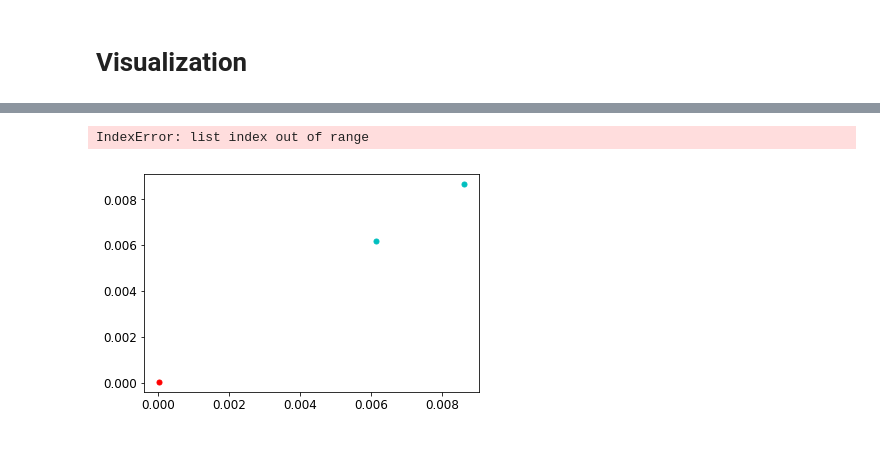
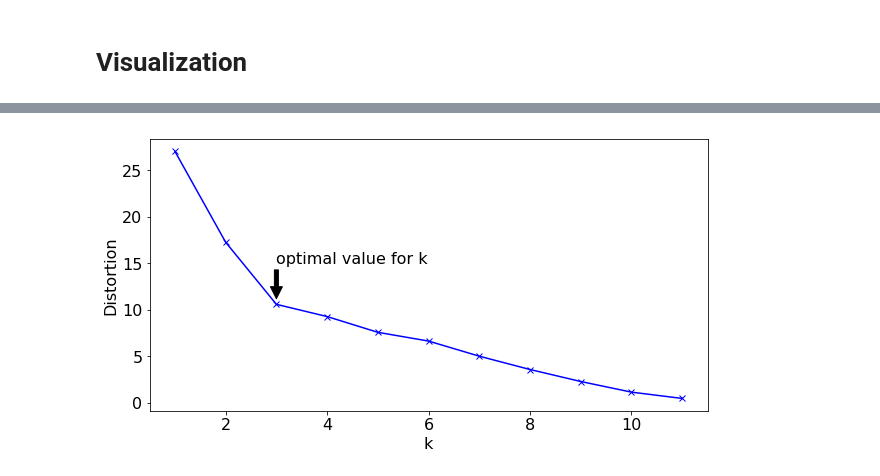
Before and after one commit to owen198/kslab, a Jupyter notebook: ds_comparision/datasets.ipynb, the cells around one changed output, grey strips where cells are left out. Drawn from its saved outputs; the diff is of its cells as text; code cells hidden in the pictures; blank space fills up the shorter version.

```diff
--- a/ds_comparision/datasets.ipynb
+++ b/ds_comparision/datasets.ipynb
@@ -335,6 +370,11 @@ score_df = score_df.astype(float)
 au_106se = score_df.astype(int)
 # %% [markdown]
 # Visualization
+# %%
+course_list = ['ncux_fc', 'ncux_chka', 'ncux_chkb', 'ncux_pre', 'ncux_cl',
+               'cycu_1031sp', 'cycu_1041sp', 'cycu_1051sp',
+               'cycu_1042os', 'cycu_1052os',
+               'ku_br01', 'ku_br02']
 # %%
 def mean_confidence_interval(data, confidence=0.95):
     a = 1.0 * np.array(data)
@@ -385,15 +385,17 @@ pdf_g_au106se = stats.norm.pdf(lnspc, m, s)
+# %%
+xmin, xmax = 0, 100
+lnspc = np.linspace(xmin, xmax, 1000)
+
+
+X = []
+for i in range(0, len(course_list)):
+    m, s = stats.norm.fit(globals()[course_list[i]])
+    globals()['pdf_g_' + course_list[i]] = stats.norm.pdf(lnspc, m, s)
+    #print('pdf_g_' + course_list[i])
+    X.append(globals()['pdf_g_' + course_list[i]])
 # %%
-X = np.array([pdf_g_ncux_fc,
-              pdf_g_ncux_chka,
-              pdf_g_ncux_chkb,
-              pdf_g_ncux_pre,
-              pdf_g_cycu_1031sp,
-              pdf_g_cycu_1041sp,
-              pdf_g_cycu_1051sp,
-              pdf_g_cycu_1042os,
-              pdf_g_cycu_1052os,
-              pdf_g_ku01,
-              pdf_g_ku02])
+
+X = np.array(X)
 kmeans = KMeans(n_clusters=3, random_state=0).fit(X)
 
 centroids = kmeans.cluster_centers_
@@ -640,43 +448,36 @@ plt.savefig('./images/score_distribution.png', dpi=300)
-# %%
-colors = ["g.","r.", "c."]
-#colors = ["g.","r."]
-
-for i in range(len(X)):
-    #print("coordinate:",X[i], "label:", labels[i])
-    plt.plot(X[i][0], X[i][1], colors[labels[i]], markersize = 10)
-
-
-plt.scatter(centroids[:, 0],centroids[:, 1], marker = "x", s=150, linewidths = 5, zorder = 10)
-
-plt.show()
-# %% [output]
-IndexError: list index out of range
-[figure, removed]
 # %%
 # k means determine k
 matplotlib.rcParams.update({'font.size': 16})
 plt.figure(figsize=(10, 5))
 
 distortions = []
-K = range(1,10)
+K = range(1,len(course_list))
 for k in K:
     kmeanModel = KMeans(n_clusters=k).fit(X)
     kmeanModel.fit(X)
-    distortions.append(sum(np.min(cdist(X, kmeanModel.cluster_centers_, 'correlation'), axis=1)) / X.shape[0])
+    distortions.append(sum(np.min(cdist(X, kmeanModel.cluster_centers_, 'seuclidean'), axis=1)) / X.shape[0])
 
-
+# metric : str or callable, optional
+#     The distance metric to use.  If a string, the distance function can be
+#     'braycurtis', 'canberra', 'chebyshev', 'cityblock', 'correlation',
+#     'cosine', 'dice', 'euclidean', 'hamming', 'jaccard', 'kulsinski',
+#     'mahalanobis', 'matching', 'minkowski', 'rogerstanimoto', 'russellrao',
+#     'seuclidean', 'sokalmichener', 'sokalsneath', 'sqeuclidean',
+#     'wminkowski', 'yule'.
 
 lablestring = 'optimal value for k'
-plt.annotate(lablestring, xy=(3, 0.05), xytext=(3, 0.08),
+plt.annotate(lablestring, xy=(3, 11), xytext=(3, 15),
             arrowprops=dict(facecolor='black', shrink=0.05),
             )
 
 # Plot the elbow
 plt.plot(K, distortions, 'bx-')
 plt.xlabel('k')
 plt.ylabel('Distortion')
 #plt.title('The Elbow Method showing the optimal k')
 plt.savefig('./images/elbow.png', dpi=300)
 plt.show()
+# %% [output]
+[figure, added]
 # %%
 'kurtosis=' + str(format(kurtosis(ku_br02), '.2f'))
```
Also changed, not shown: parts of 12 cells of this notebook, 3 other files.
